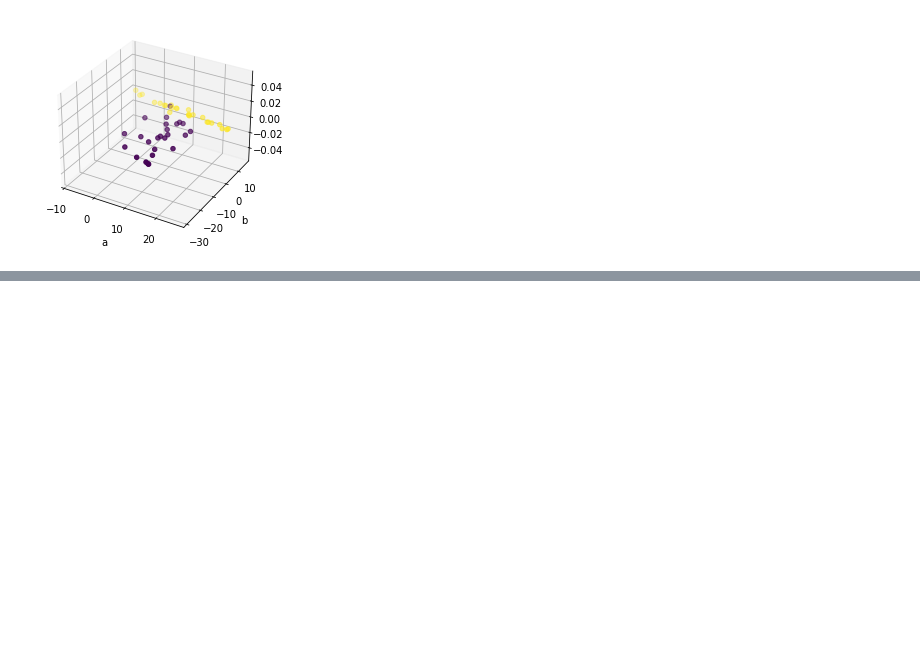
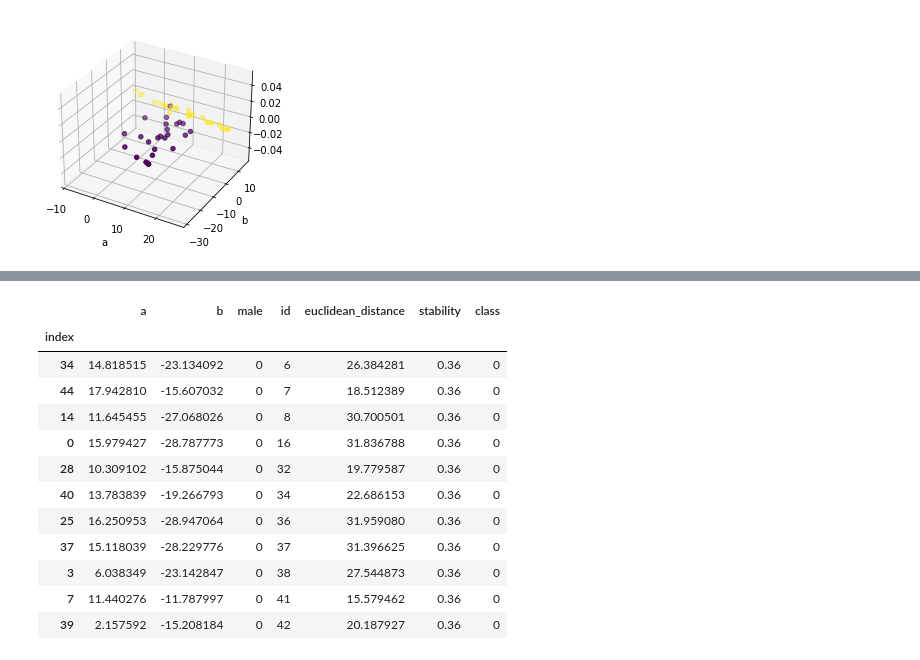
Before and after one commit to lurosenb/Swap_Auditor, a Jupyter notebook: testing_stability.ipynb, the cells around one changed output, grey strips where cells are left out. Drawn from its saved outputs; the diff is of its cells as text; code cells hidden in the pictures; blank space fills up the shorter version.

```diff
--- a/testing_stability.ipynb
+++ b/testing_stability.ipynb
@@ -175,3 +177,23 @@ df_high
+# %%
+df_low_dist = df[np.abs(df['euclidean_distance']) < 5]
+df_low_dist = df_low_dist[df_low_dist['stability'] < 0.4]
+df_high_dist = df[np.abs(df['euclidean_distance']) > 15]
+df_high_dist = df_high_dist[df_high_dist['stability'] < 0.4]
+df_high_dist
+# %% [output]
+|  | a | b | male | id | euclidean_distance | stability | class |
+| index |  |  |  |  |  |  |  |
+| 34 | 14.818515 | -23.134092 | 0 | 6 | 26.384281 | 0.36 | 0 |
+| 44 | 17.942810 | -15.607032 | 0 | 7 | 18.512389 | 0.36 | 0 |
+| 14 | 11.645455 | -27.068026 | 0 | 8 | 30.700501 | 0.36 | 0 |
+| 0 | 15.979427 | -28.787773 | 0 | 16 | 31.836788 | 0.36 | 0 |
+| 28 | 10.309102 | -15.875044 | 0 | 32 | 19.779587 | 0.36 | 0 |
+| 40 | 13.783839 | -19.266793 | 0 | 34 | 22.686153 | 0.36 | 0 |
+| 25 | 16.250953 | -28.947064 | 0 | 36 | 31.959080 | 0.36 | 0 |
+| 37 | 15.118039 | -28.229776 | 0 | 37 | 31.396625 | 0.36 | 0 |
+| 3 | 6.038349 | -23.142847 | 0 | 38 | 27.544873 | 0.36 | 0 |
+| 7 | 11.440276 | -11.787997 | 0 | 41 | 15.579462 | 0.36 | 0 |
+| 39 | 2.157592 | -15.208184 | 0 | 42 | 20.187927 | 0.36 | 0 |
 # %%
 plt.scatter(df['euclidean_distance'], df['stability'])
 plt.xlabel('Euclidean distance')
```
Also changed, not shown: parts of 13 cells of this notebook.
